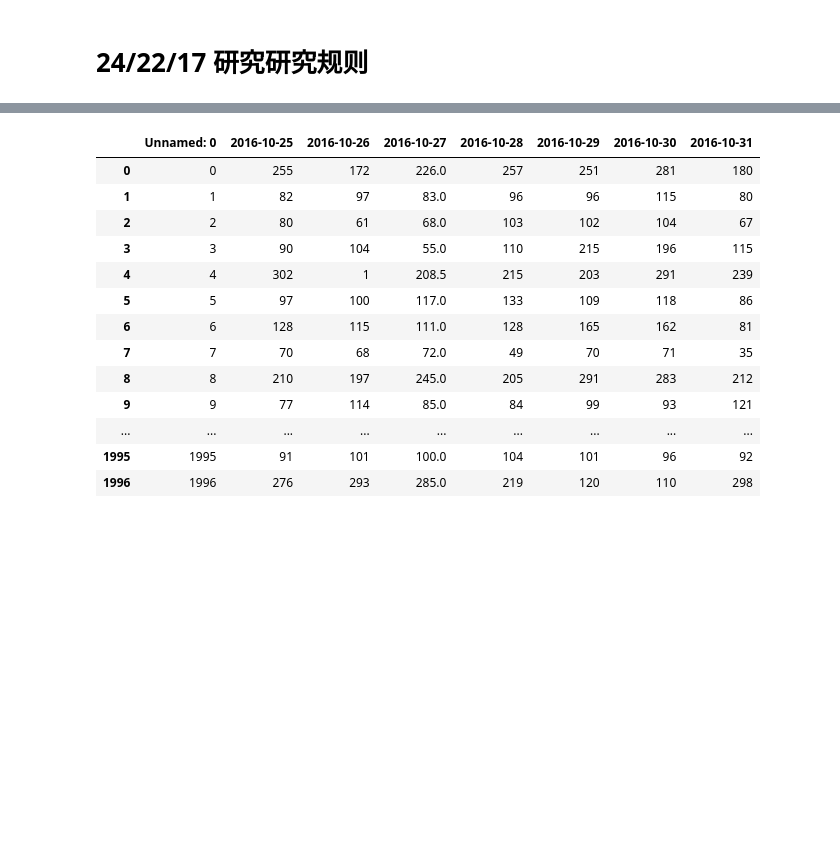
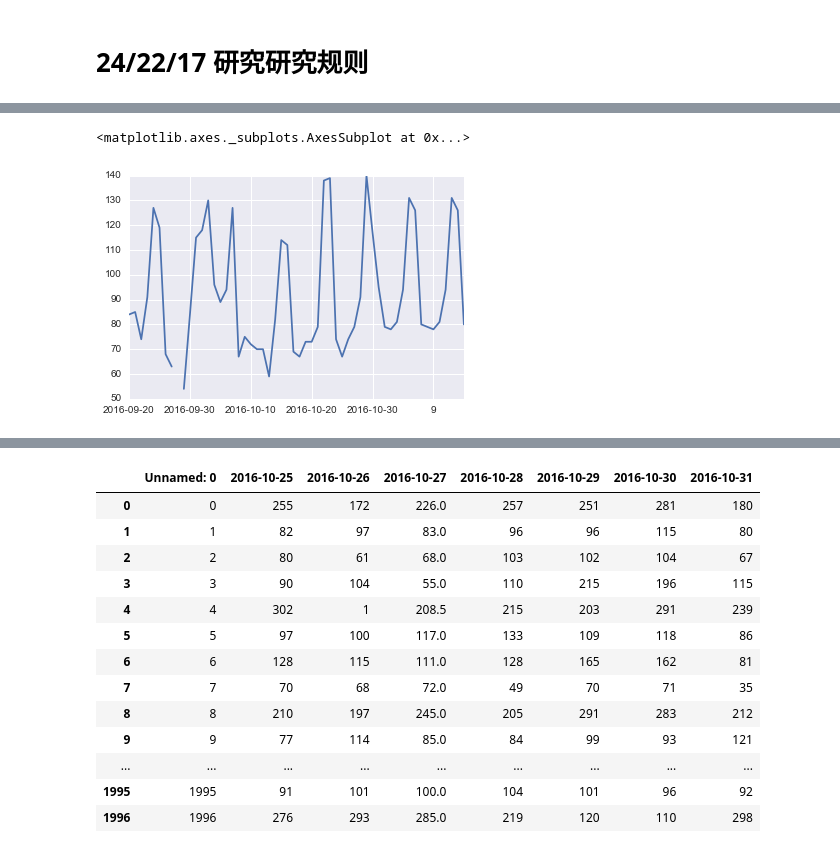
Before and after one commit to AlfredGao/IJCAI2017_Koubei, a Jupyter notebook: model/feature_engineering.ipynb, the cells around one changed output, grey strips where cells are left out. Cells and saved outputs as stored; diff of their text form; code cells hidden in the pictures; blank space fills up the shorter version.

```diff
--- a/model/feature_engineering.ipynb
+++ b/model/feature_engineering.ipynb
@@ -586,5 +584,5 @@ week_6 = select_days_range('2016-10-25','2016-10-31',shop_date_pay)
 # %%
-six_week = week_1.join(week_2.join(week_3.join(week_4.join(week_5.join(week_6)))))
-six_week_1 = six_week.join(output_1)
-shop_info.loc[134]
+# six_week = week_1.join(week_2.join(week_3.join(week_4.join(week_5.join(week_6)))))
+# six_week_1 = six_week.join(output_1)
+shop_info.loc[9]
 # six_week.loc[134]
@@ -591,5 +603,8 @@ shop_info.loc[134]
 # %%
-six_week_4.loc[4].plot()
+six_week_1.loc[20].plot()
+# %% [output]
+<matplotlib.axes._subplots.AxesSubplot at 0x...>
+[figure, added]
 # %%
 import pandas as pd
 import numpy as np
```
Also changed, not shown: parts of 3 cells of this notebook, 1 other file.
